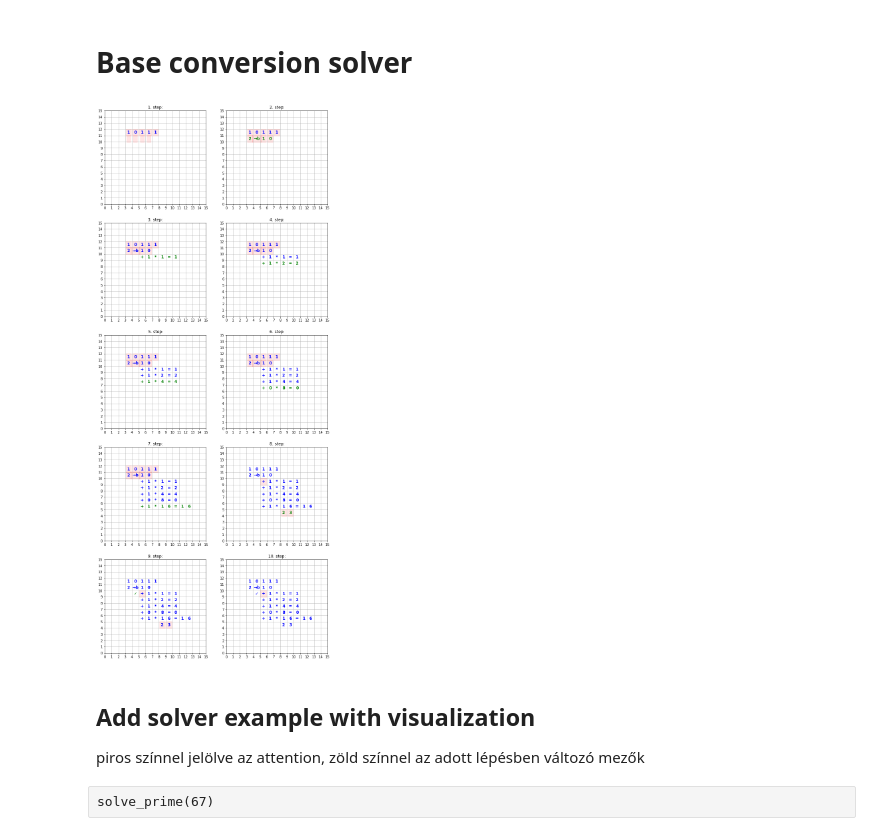
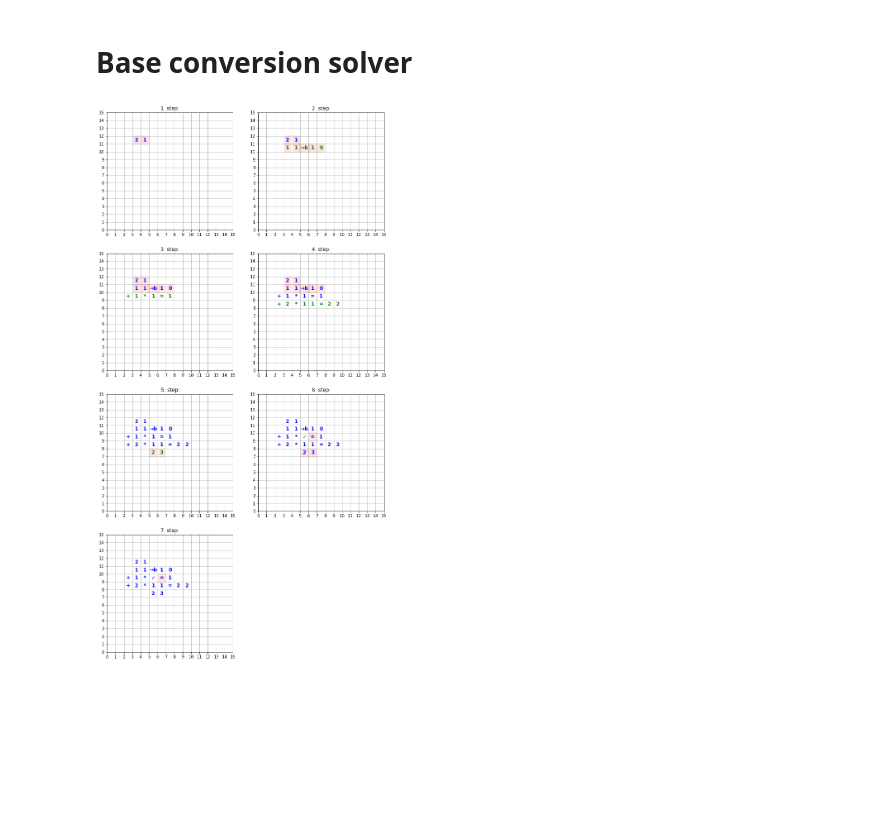
Before and after one commit to csadrian/arithmetics_on_paper, a Jupyter notebook: examples.ipynb, the cells around one changed output. Saved outputs shown, nothing was run; the diff lists cells and outputs as text; code cells hidden in the pictures; blank space fills up the shorter version.

Commit message:
migrate solvers from solvers.py; added examples to notebook

```diff
--- a/examples.ipynb
+++ b/examples.ipynb
@@ -67,12 +67,6 @@ def solve_base_conversion(n, b1):
         bc_problem_generator(n, b1))))
     plot_steps(res)
 # %%
-solve_base_conversion(23, 2)
+solve_base_conversion(23, 11)
 # %% [output]
-[figure, old version]
+[figure, new version]
-# %% [markdown]
-## Add solver example with visualization
-
-piros színnel jelölve az attention, zöld színnel az adott lépésben változó mezők
-# %% [raw]
-solve_prime(67)
```
Also changed, not shown: parts of 10 cells of this notebook, 1 other file.
